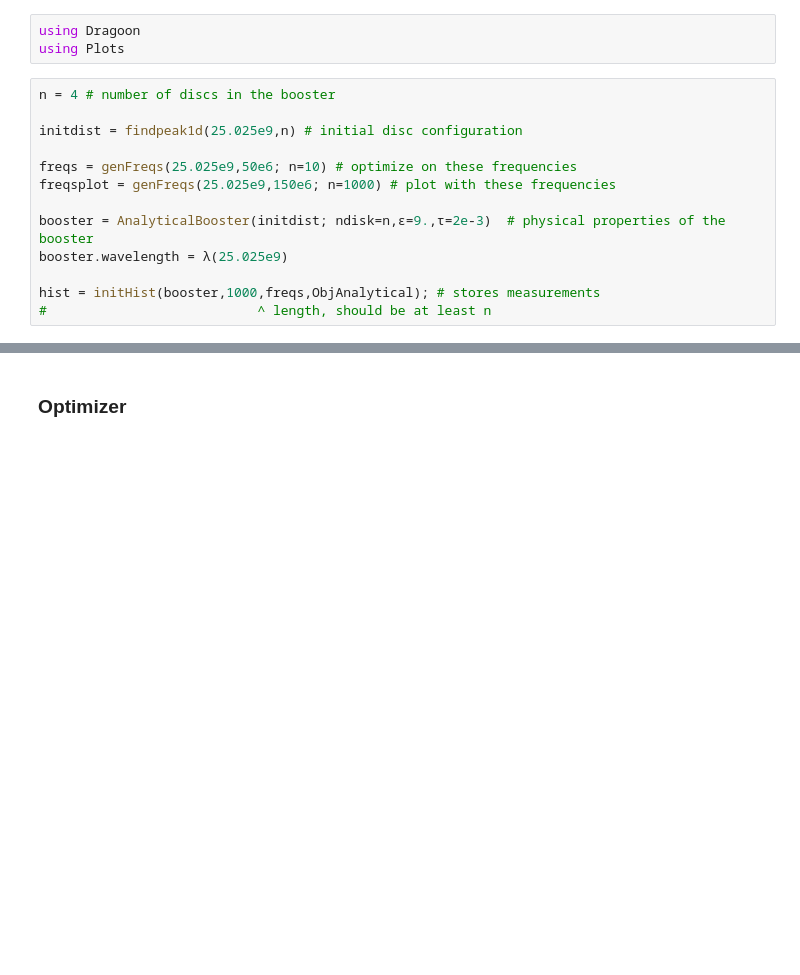
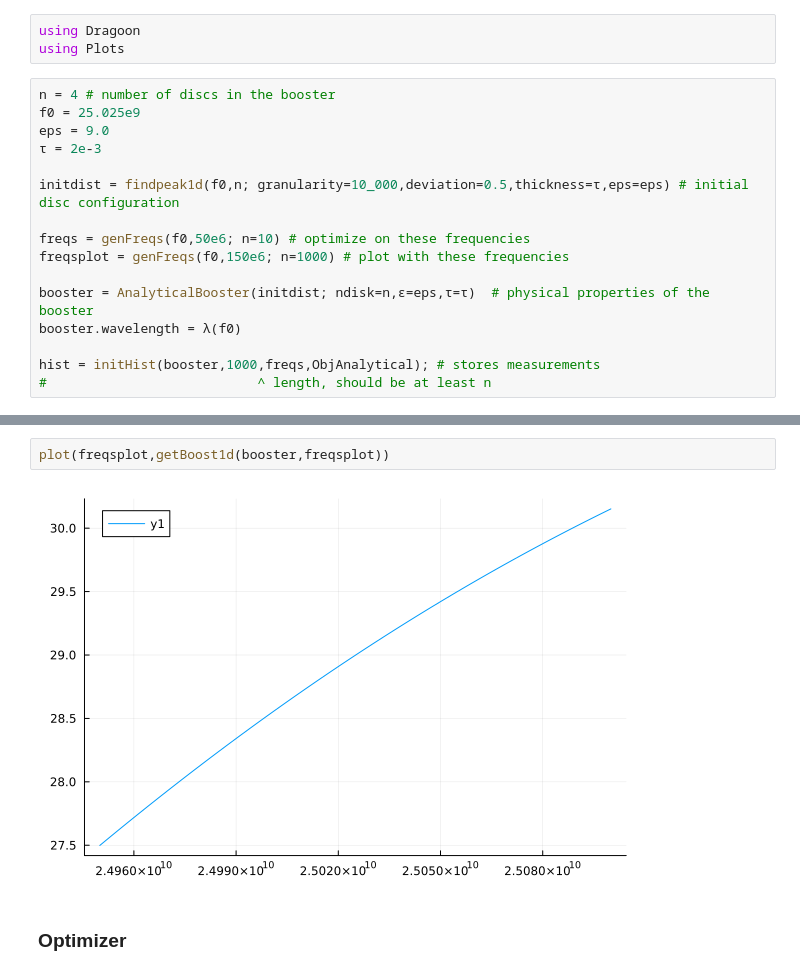
Before and after one commit to bergermann/Dragoon.jl, a Jupyter notebook: examples/alireza stuff/alireza stuff 1.ipynb, the cells around one changed output, grey strips where cells are left out. Drawn from its saved outputs; the diff is of its cells as text; blank space fills up the shorter version.

```diff
--- a/examples/alireza stuff/alireza stuff 1.ipynb
+++ b/examples/alireza stuff/alireza stuff 1.ipynb
@@ -30,14 +30,17 @@ using Dragoon
 using Plots
 # %%
 n = 4 # number of discs in the booster
+f0 = 25.025e9
+eps = 9.0
+τ = 2e-3
 
-initdist = findpeak1d(25.025e9,n) # initial disc configuration
+initdist = findpeak1d(f0,n; granularity=10_000,deviation=0.5,thickness=τ,eps=eps) # initial disc configuration
 
-freqs = genFreqs(25.025e9,50e6; n=10) # optimize on these frequencies
-freqsplot = genFreqs(25.025e9,150e6; n=1000) # plot with these frequencies
+freqs = genFreqs(f0,50e6; n=10) # optimize on these frequencies
+freqsplot = genFreqs(f0,150e6; n=1000) # plot with these frequencies
 
-booster = AnalyticalBooster(initdist; ndisk=n,ϵ=9.,τ=2e-3)  # physical properties of the booster
-booster.wavelength = λ(25.025e9)
+booster = AnalyticalBooster(initdist; ndisk=n,ϵ=eps,τ=τ)  # physical properties of the booster
+booster.wavelength = λ(f0)
 
 hist = initHist(booster,1000,freqs,ObjAnalytical); # stores measurements
 #                           ^ length, should be at least n
@@ -62,3 +77,7 @@ hist = initHist(booster,1000,freqs,ObjAnalytical); # stores measurements
+# %%
+plot(freqsplot,getBoost1d(booster,freqsplot))
+# %% [output]
+[figure, added]
 # %% [markdown]
 ### Optimizer
 # %%
```
Also changed, not shown: parts of 4 cells of this notebook, 1 other file.
